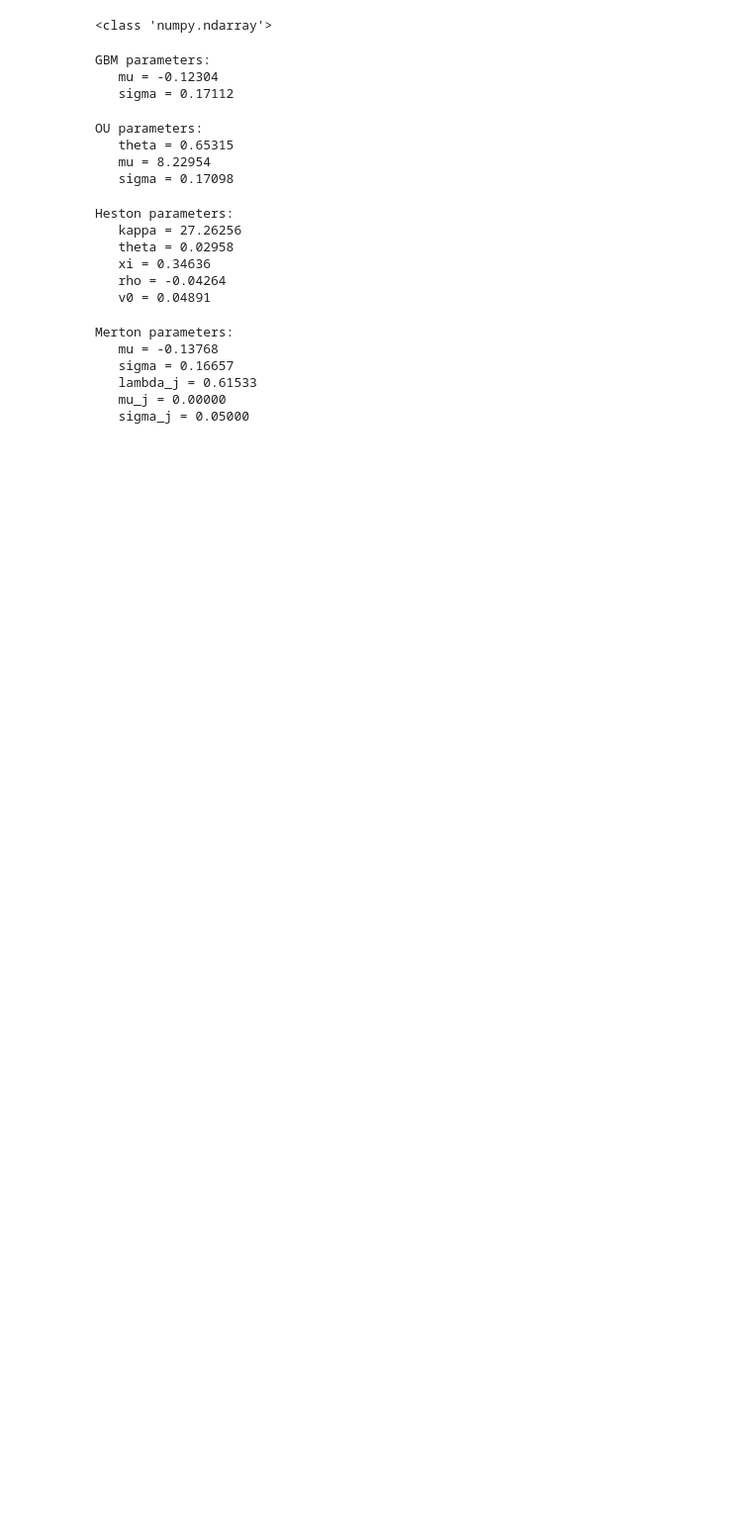
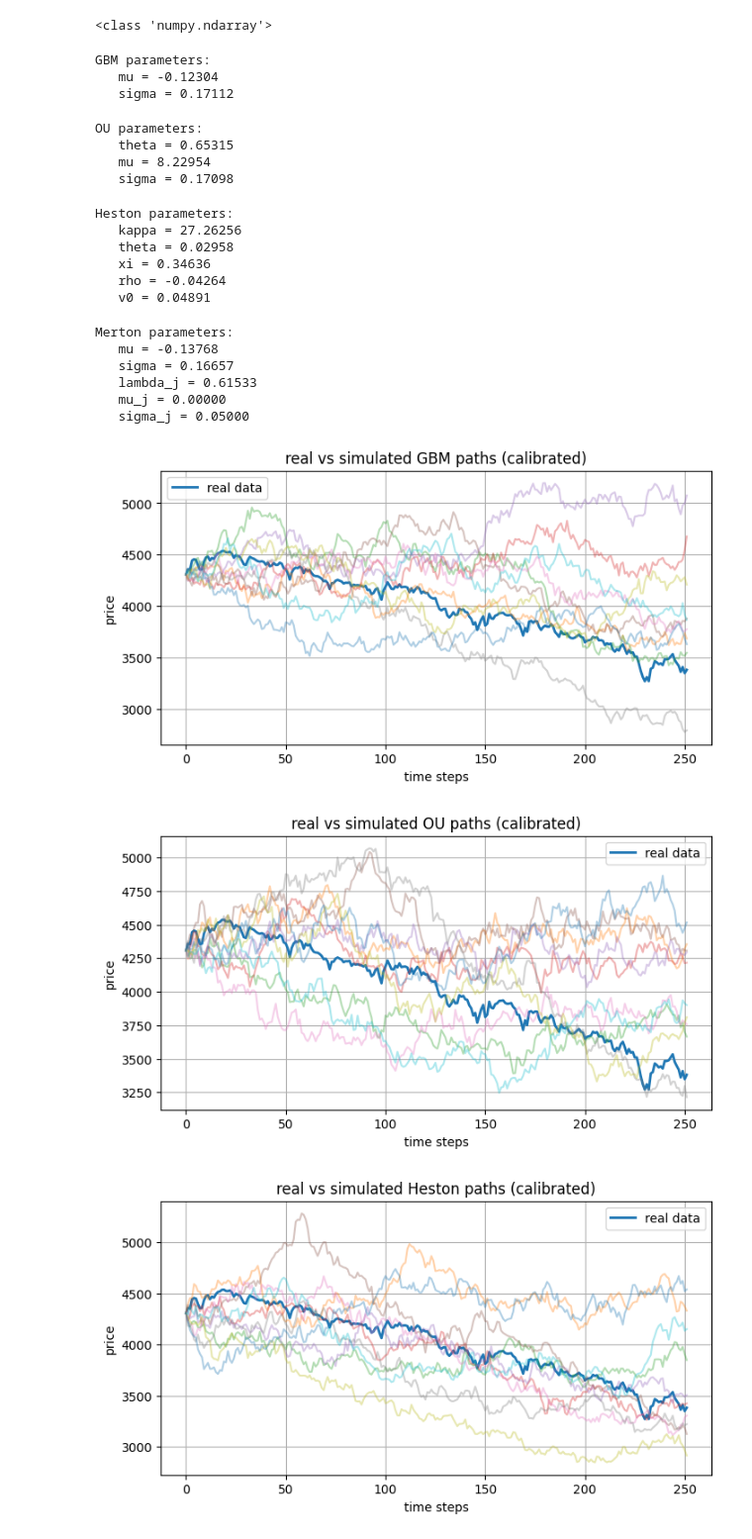
Before and after one commit to magdalenaeriksson/stochastic-pricing, a Jupyter notebook: notebooks/02_calibration.ipynb, the cells around one changed output. Shown: that part at 99% size. Drawn from its saved outputs; the diff is of its cells as text; code cells hidden in the pictures; blank space fills up the shorter version.

```diff
--- a/notebooks/02_calibration.ipynb
+++ b/notebooks/02_calibration.ipynb
@@ -76,3 +78,34 @@ Merton parameters:
    lambda_j = 0.61533
    mu_j = 0.00000
    sigma_j = 0.05000
+# %%
+""" compare simulated data with real data"""
+
+N = 252 # simulation length (1 year)
+real = prices[-N:]
+S0 = real[0]
+X0 = np.log(real[0])
+T  = (N - 1) * dt
+n_paths = 50
+
+gbm_params    = GBMParams(mu=mu_gbm, sigma=sigma_gbm, S0=S0, T=T, dt=dt, n_paths=n_paths)
+ou_params     = OUParams(theta=theta_ou, mu=mu_ou, sigma=sigma_ou, X0=X0, T=T, dt=dt, n_paths=n_paths)
+heston_params = HestonParams(mu=mu_gbm, kappa=kappa_heston, theta=theta_heston, xi=xi_heston, rho=rho_heston, v0=v0, S0=S0, T=T, dt=dt, n_paths=n_paths)
+merton_params = MertonParams(mu=mu_merton, sigma=sigma_merton, lambda_j=lambda_j, mu_j=mu_j, sigma_j=sigma_j, S0=S0, T=T, dt=dt, n_paths=n_paths)
+
+
+t, S_gbm       = simulate_gbm(gbm_params)
+t, X_ou        = simulate_ou(ou_params)
+t, S_heston, v = simulate_heston(heston_params)
+t, S_merton    = simulate_merton(merton_params)
+
+S_ou = np.exp(X_ou)
+
+plot_real_vs_simulated(prices, S_gbm,    "GBM",    window=N, align="start", save_path="../plots/real_vs_gbm_paths.png")
+plot_real_vs_simulated(prices, S_ou,     "OU",     window=N, align="start", save_path="../plots/real_vs_ou_paths.png")
+plot_real_vs_simulated(prices, S_heston, "Heston", window=N, align="start", save_path="../plots/real_vs_heston_paths.png")
+plot_real_vs_simulated(prices, S_merton, "Merton", window=N, align="start", save_path="../plots/real_vs_merton_paths.png")
+# %% [output]
+[figure, added]
+[figure, added]
+[figure, added]
```
Also changed, not shown: parts of 7 cells of this notebook.
